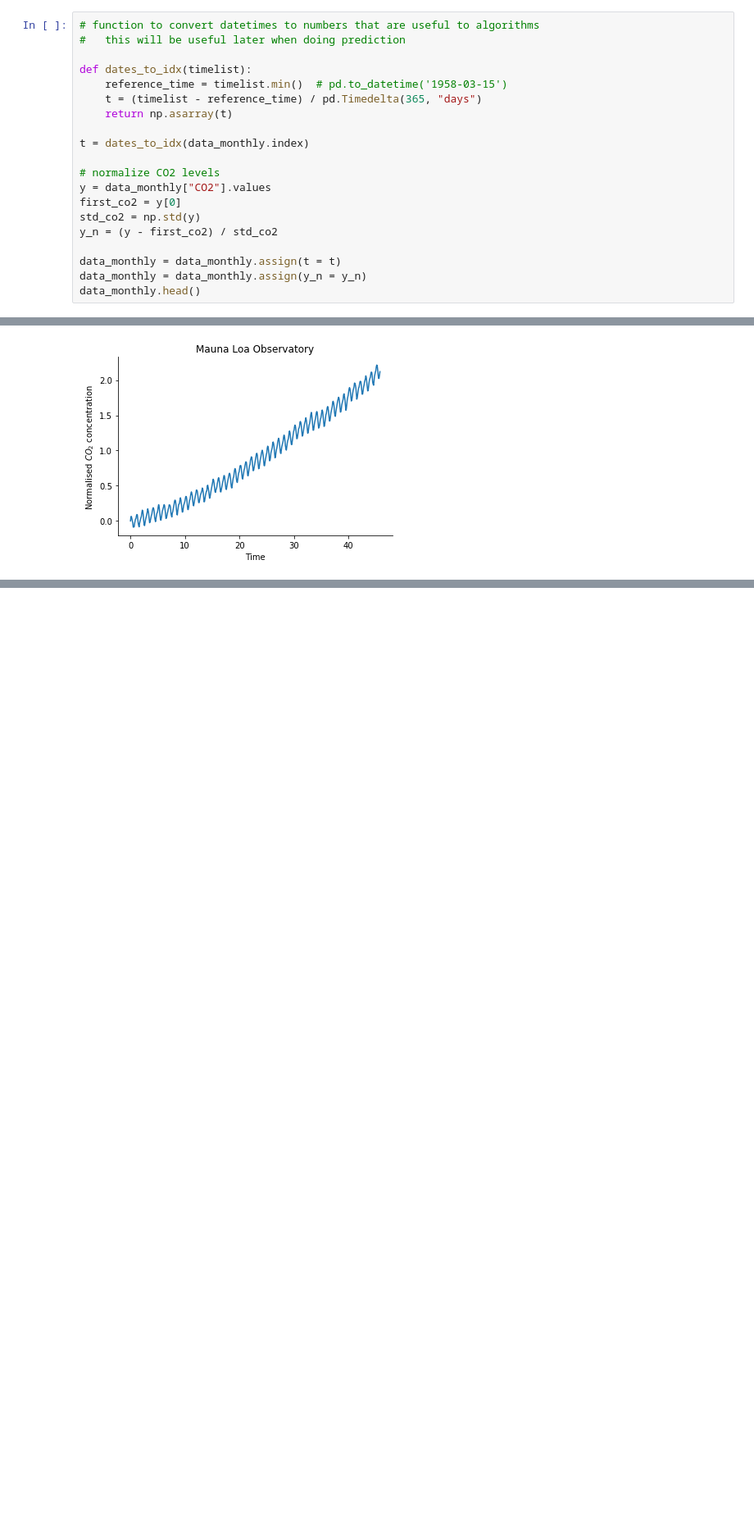
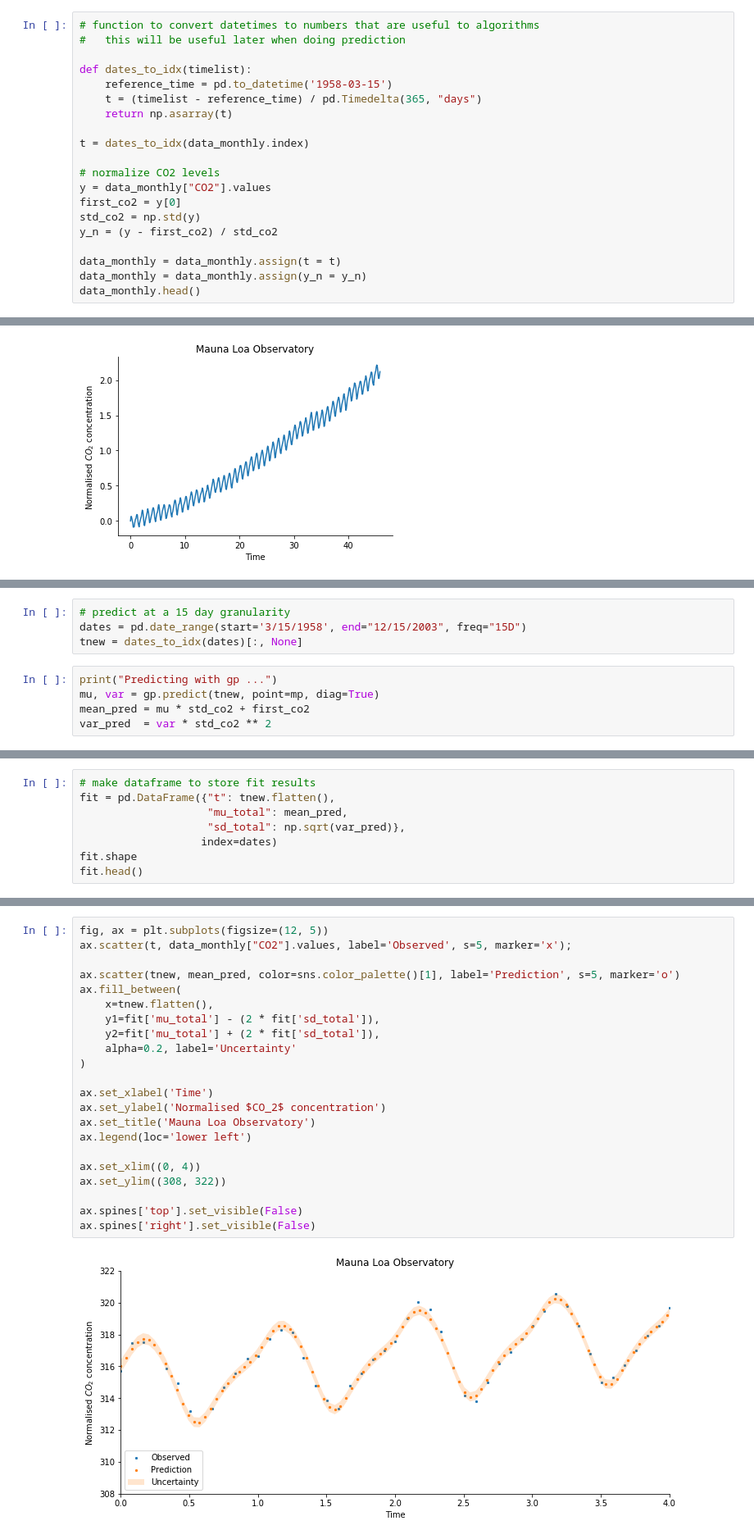
Before and after one commit to tommylees112/gp_drought, a Jupyter notebook: notebooks/02_tl_PYMC_GP.ipynb, the cells around one changed output, grey strips where cells are left out. Shown: that part at 82% size. Drawn from its saved outputs; the diff is of its cells as text; blank space fills up the shorter version.

```diff
--- a/notebooks/02_tl_PYMC_GP.ipynb
+++ b/notebooks/02_tl_PYMC_GP.ipynb
@@ -59,7 +67,7 @@ data_monthly.head(5)
 #   this will be useful later when doing prediction
 
 def dates_to_idx(timelist):
-    reference_time = timelist.min()  # pd.to_datetime('1958-03-15')
+    reference_time = pd.to_datetime('1958-03-15')
     t = (timelist - reference_time) / pd.Timedelta(365, "days")
     return np.asarray(t)
 
@@ -312,0 +346,9 @@ mp
+# %%
+# predict at a 15 day granularity
+dates = pd.date_range(start='3/15/1958', end="12/15/2003", freq="15D")
+tnew = dates_to_idx(dates)[:, None]
+# %%
+print("Predicting with gp ...")
+mu, var = gp.predict(tnew, point=mp, diag=True)
+mean_pred = mu * std_co2 + first_co2
+var_pred  = var * std_co2 ** 2
@@ -312,0 +359,8 @@ mp
+# %%
+# make dataframe to store fit results
+fit = pd.DataFrame({"t": tnew.flatten(),
+                    "mu_total": mean_pred,
+                    "sd_total": np.sqrt(var_pred)},
+                   index=dates)
+fit.shape
+fit.head()
@@ -312,0 +424,24 @@ mp
+# %%
+fig, ax = plt.subplots(figsize=(12, 5))
+ax.scatter(t, data_monthly["CO2"].values, label='Observed', s=5, marker='x');
+
+ax.scatter(tnew, mean_pred, color=sns.color_palette()[1], label='Prediction', s=5, marker='o')
+ax.fill_between(
+    x=tnew.flatten(),
+    y1=fit['mu_total'] - (2 * fit['sd_total']),
+    y2=fit['mu_total'] + (2 * fit['sd_total']),
+    alpha=0.2, label='Uncertainty'
+)
+
+ax.set_xlabel('Time')
+ax.set_ylabel('Normalised $CO_2$ concentration')
+ax.set_title('Mauna Loa Observatory')
+ax.legend(loc='lower left')
+
+ax.set_xlim((0, 4))
+ax.set_ylim((308, 322))
+
+ax.spines['top'].set_visible(False)
+ax.spines['right'].set_visible(False)
+# %% [output]
+[figure, added]
```
Also changed, not shown: parts of 12 cells of this notebook.
